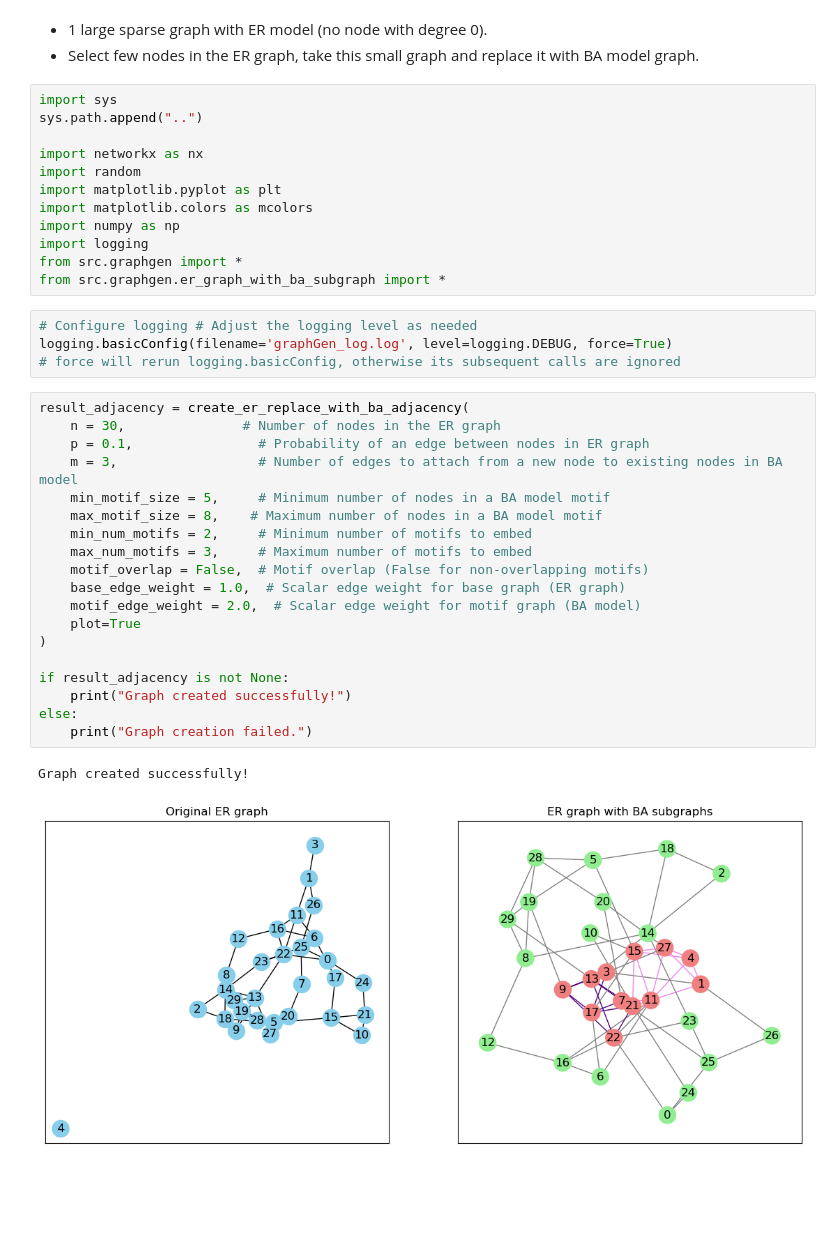
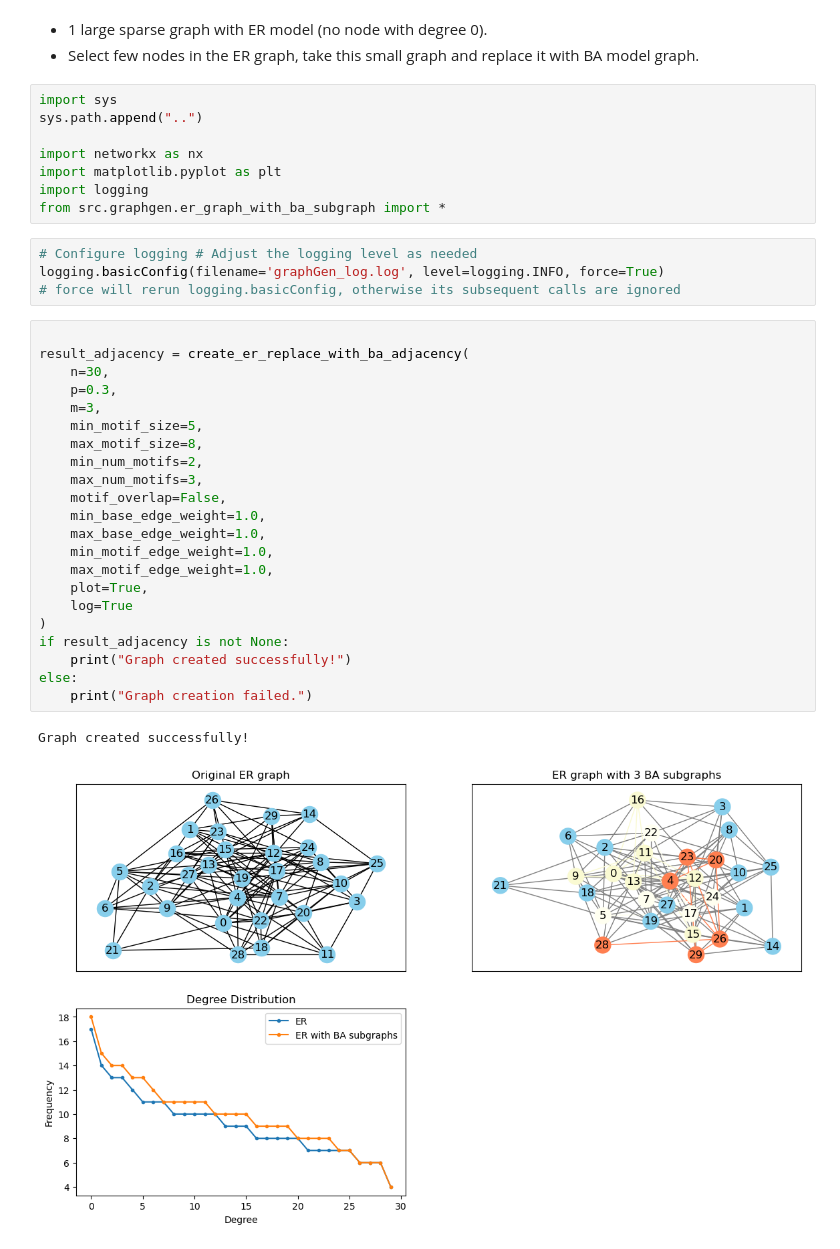
Before and after one commit to rohitkt10/fall_co-op_2023, a Jupyter notebook: experiments/GraphGenExperiments.ipynb, the cells around one changed output. Cells and saved outputs as stored; diff of their text form; blank space fills up the shorter version.

Commit message:
Add edge weights and connect zero degree nodes

```diff
--- a/experiments/GraphGenExperiments.ipynb
+++ b/experiments/GraphGenExperiments.ipynb
@@ -8,36 +8,35 @@ import sys
 sys.path.append("..")
 
 import networkx as nx
-import random
 import matplotlib.pyplot as plt
-import matplotlib.colors as mcolors
-import numpy as np
 import logging
-from src.graphgen import *
 from src.graphgen.er_graph_with_ba_subgraph import *
 # %%
 # Configure logging # Adjust the logging level as needed
-logging.basicConfig(filename='graphGen_log.log', level=logging.DEBUG, force=True)
+logging.basicConfig(filename='graphGen_log.log', level=logging.INFO, force=True)
 # force will rerun logging.basicConfig, otherwise its subsequent calls are ignored
-# %%
-result_adjacency = create_er_replace_with_ba_adjacency(
-    n = 30,               # Number of nodes in the ER graph
-    p = 0.1,                # Probability of an edge between nodes in ER graph
-    m = 3,                  # Number of edges to attach from a new node to existing nodes in BA model
-    min_motif_size = 5,     # Minimum number of nodes in a BA model motif
-    max_motif_size = 8,    # Maximum number of nodes in a BA model motif
-    min_num_motifs = 2,     # Minimum number of motifs to embed
-    max_num_motifs = 3,     # Maximum number of motifs to embed
-    motif_overlap = False,  # Motif overlap (False for non-overlapping motifs)
-    base_edge_weight = 1.0,  # Scalar edge weight for base graph (ER graph)
-    motif_edge_weight = 2.0,  # Scalar edge weight for motif graph (BA model)
-    plot=True
-)
-
-if result_adjacency is not None:
-    print("Graph created successfully!")
-else:
-    print("Graph creation failed.")
-# %% [output]
-Graph created successfully!
-[figure, removed]
+# %%
+
+result_adjacency = create_er_replace_with_ba_adjacency(
+    n=30,
+    p=0.3,
+    m=3,
+    min_motif_size=5,
+    max_motif_size=8,
+    min_num_motifs=2,
+    max_num_motifs=3,
+    motif_overlap=False,
+    min_base_edge_weight=1.0,
+    max_base_edge_weight=1.0,
+    min_motif_edge_weight=1.0,
+    max_motif_edge_weight=1.0,
+    plot=True,
+    log=True
+)
+if result_adjacency is not None:
+    print("Graph created successfully!")
+else:
+    print("Graph creation failed.")
+# %% [output]
+Graph created successfully!
+[figure, added]
```
Also changed, not shown: parts of 1 cell of this notebook, 1 other file.
